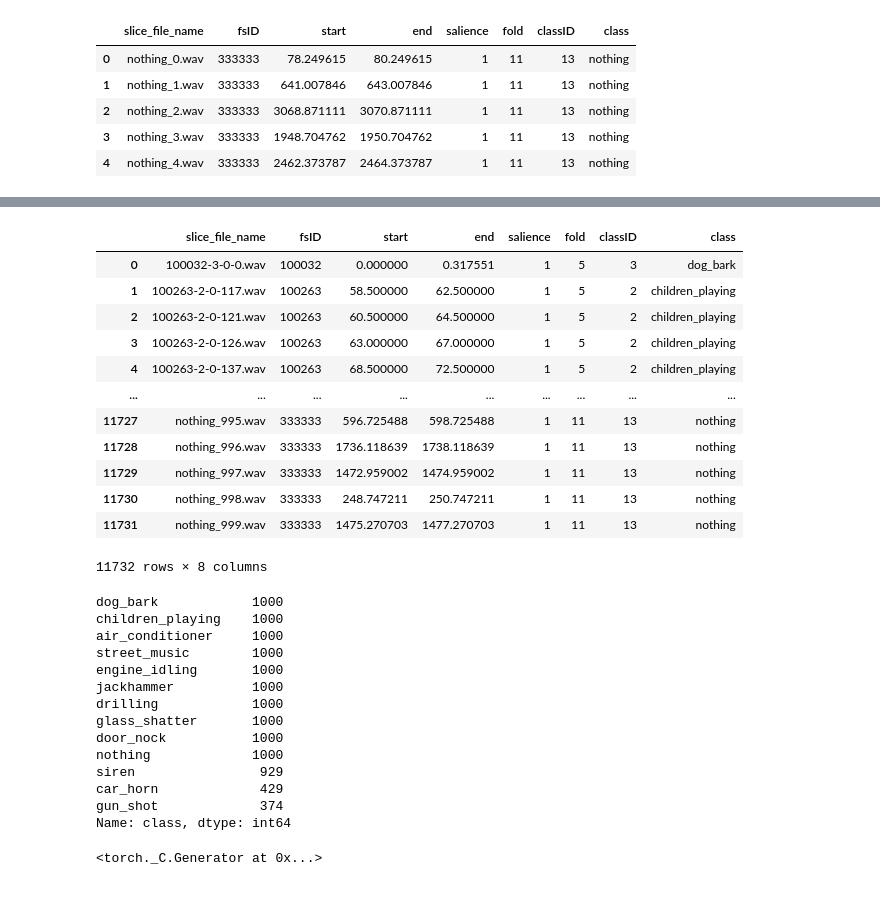
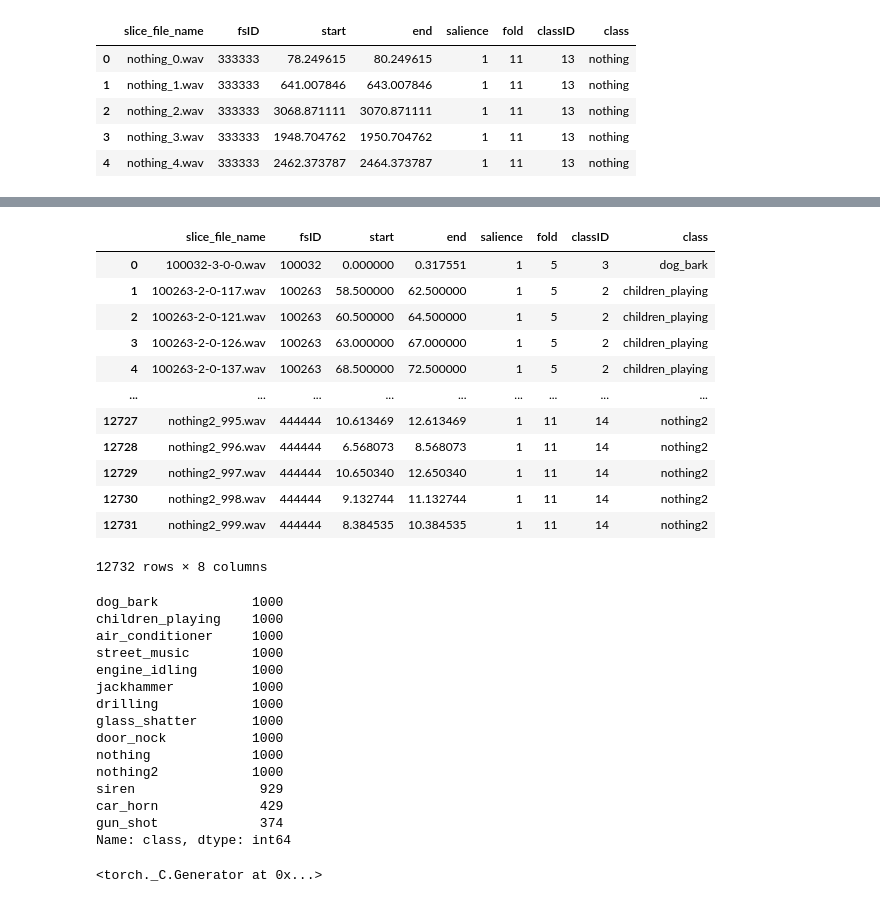
Before and after one commit to EmptyDeck/AI-Powered-Sound-Awareness-Device-Project-, a Jupyter notebook: @AI/Sound Classification/ai_0014_resnet18_2.ipynb, the cells around one changed output, grey strips where cells are left out. Cells and saved outputs as stored; diff of their text form; code cells hidden in the pictures.

```diff
--- a/@AI/Sound Classification/ai_0014_resnet18_2.ipynb
+++ b/@AI/Sound Classification/ai_0014_resnet18_2.ipynb
@@ -177,23 +177,23 @@ except:
     except:
         ANNOTATIONS_FILE = pd.read_csv('C:/Users/PC/AppData/@FOLDER/@Project/UrbanSound8K/metadata/UrbanSound8K.csv')
 # %%
-ANNOTATIONS_FILE = pd.concat([ANNOTATIONS_FILE, data_glass_shatter, data_door_nock,data_nothing])
+ANNOTATIONS_FILE = pd.concat([ANNOTATIONS_FILE, data_glass_shatter, data_door_nock,data_nothing,data_nothing2])
 ANNOTATIONS_FILE = ANNOTATIONS_FILE.reset_index(drop=True)
 ANNOTATIONS_FILE
 # %% [output]
 |  | slice_file_name | fsID | start | end | salience | fold | classID | class |
 | 0 | 100032-3-0-0.wav | 100032 | 0.000000 | 0.317551 | 1 | 5 | 3 | dog_bark |
 | 1 | 100263-2-0-117.wav | 100263 | 58.500000 | 62.500000 | 1 | 5 | 2 | children_playing |
 | 2 | 100263-2-0-121.wav | 100263 | 60.500000 | 64.500000 | 1 | 5 | 2 | children_playing |
 | 3 | 100263-2-0-126.wav | 100263 | 63.000000 | 67.000000 | 1 | 5 | 2 | children_playing |
 | 4 | 100263-2-0-137.wav | 100263 | 68.500000 | 72.500000 | 1 | 5 | 2 | children_playing |
 | ... | ... | ... | ... | ... | ... | ... | ... | ... |
-| 11727 | nothing_995.wav | 333333 | 596.725488 | 598.725488 | 1 | 11 | 13 | nothing |
-| 11728 | nothing_996.wav | 333333 | 1736.118639 | 1738.118639 | 1 | 11 | 13 | nothing |
-| 11729 | nothing_997.wav | 333333 | 1472.959002 | 1474.959002 | 1 | 11 | 13 | nothing |
-| 11730 | nothing_998.wav | 333333 | 248.747211 | 250.747211 | 1 | 11 | 13 | nothing |
-| 11731 | nothing_999.wav | 333333 | 1475.270703 | 1477.270703 | 1 | 11 | 13 | nothing |
+| 12727 | nothing2_995.wav | 444444 | 10.613469 | 12.613469 | 1 | 11 | 14 | nothing2 |
+| 12728 | nothing2_996.wav | 444444 | 6.568073 | 8.568073 | 1 | 11 | 14 | nothing2 |
+| 12729 | nothing2_997.wav | 444444 | 10.650340 | 12.650340 | 1 | 11 | 14 | nothing2 |
+| 12730 | nothing2_998.wav | 444444 | 9.132744 | 11.132744 | 1 | 11 | 14 | nothing2 |
+| 12731 | nothing2_999.wav | 444444 | 8.384535 | 10.384535 | 1 | 11 | 14 | nothing2 |
-11732 rows × 8 columns
+12732 rows × 8 columns
 # %%
 import pandas as pd
 
@@ -214,6 +214,7 @@ drilling            1000
 glass_shatter       1000
 door_nock           1000
 nothing             1000
+nothing2            1000
 siren                929
 car_horn             429
 gun_shot             374
```
Also changed, not shown: parts of 13 cells of this notebook, 6 other files.
